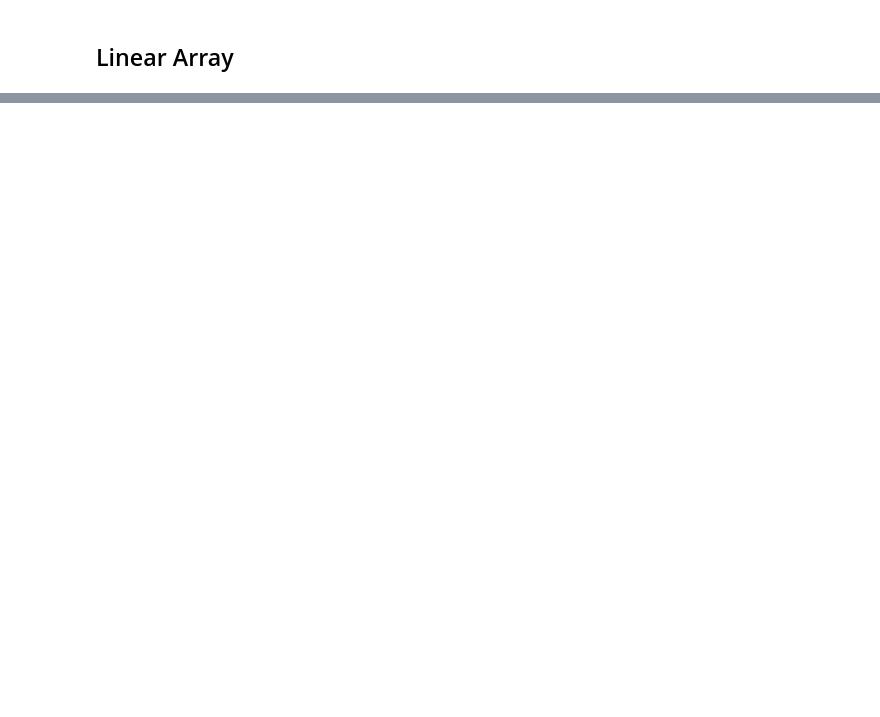
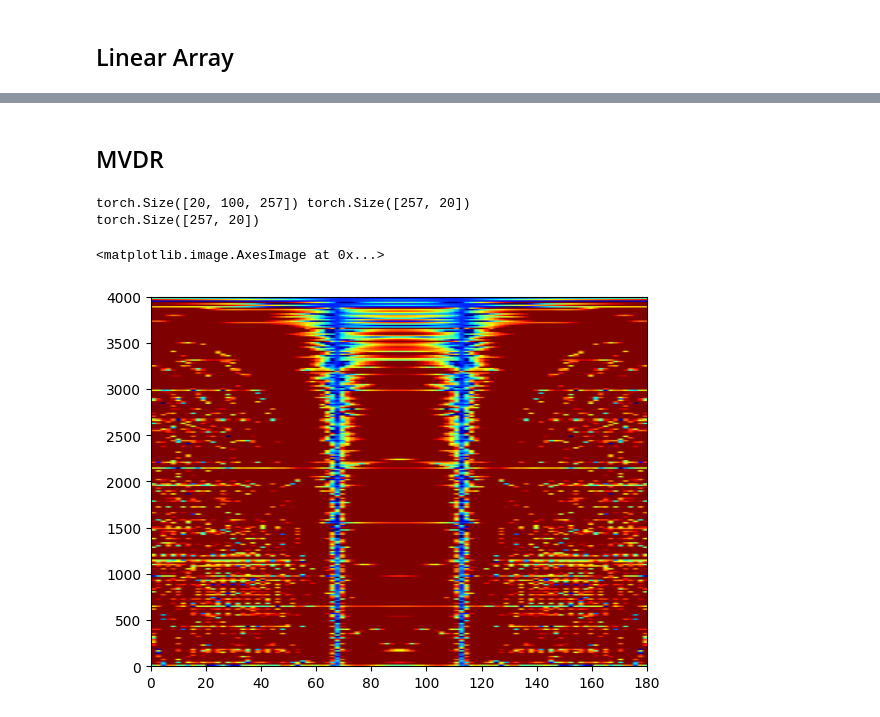
Before and after one commit to masa512/beamforming, a Jupyter notebook: 01_delayNsum.ipynb, the cells around one changed output, grey strips where cells are left out. Saved outputs shown, nothing was run; the diff lists cells and outputs as text; code cells hidden in the pictures; blank space fills up the shorter version.

Commit message:
MVDR in progress..

```diff
--- a/01_delayNsum.ipynb
+++ b/01_delayNsum.ipynb
@@ -159,0 +176,13 @@ plt.imshow(directivity.transpose(-1,-2),aspect='auto',extent=[0,180,0,fs/2], cli
+# %% [markdown]
+## MVDR
+# %%
+w = MVDR_beamformer(lin_arr,67)
+# get directivity
+D = torch.log(get_directivity(lin_arr,w,n_thetas=100))
+print(w.shape)
+plt.imshow(D.transpose(-1,-2),aspect='auto',extent=[0,180,0,fs/2], clim=(-1,5),cmap = 'jet')
+# %% [output]
+torch.Size([20, 100, 257]) torch.Size([257, 20])
+torch.Size([257, 20])
+<matplotlib.image.AxesImage at 0x...>
+[figure, added]
```
Also changed, not shown: parts of 20 cells of this notebook, 4 other files.
